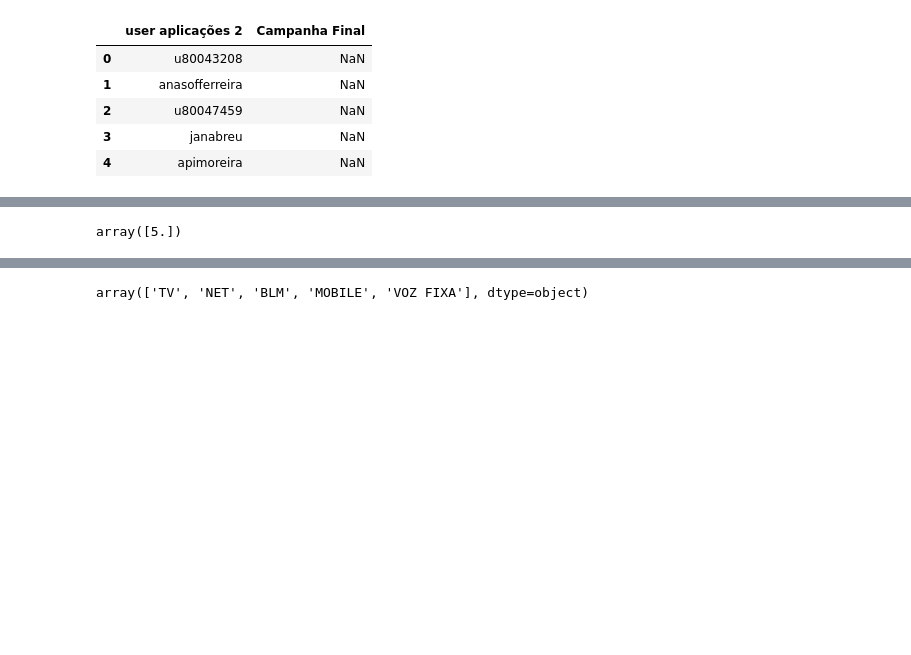
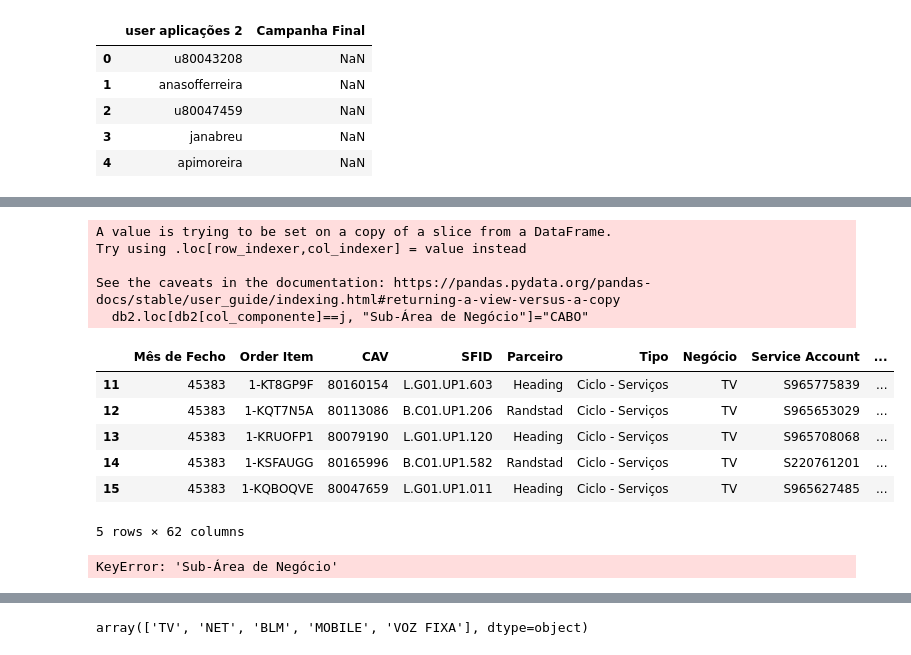
Before and after one commit to josepmatias/ONE, a Jupyter notebook: auto_one.ipynb, the cells around one changed output, grey strips where cells are left out. Drawn from its saved outputs; the diff is of its cells as text; code cells hidden in the pictures; blank space fills up the shorter version.

```diff
--- a/auto_one.ipynb
+++ b/auto_one.ipynb
@@ -137,0 +148,10 @@ cadastro_auto.loc[cadastro_auto["User Aplicações"]=="AMARGRODRIGUES"]
+# %%
+#determinar a coluna auto com base na coluna "campanha final"
+
+for i, j in zip(matriz_auto.iloc[:, 0], matriz_auto.iloc[:, 1]):
+  activacoes_df.loc[activacoes_df["campanha final"]==i, "auto"]=j
+
+print(f"existem {activacoes_df['auto'].isna().sum()} linhas sem auto determinado")
+
+
+activacoes_df.auto.head()
@@ -138,3 +166,41 @@ cadastro_auto.loc[cadastro_auto["User Aplicações"]=="AMARGRODRIGUES"]
+# %%
+#criar coluna "sub-area de negócio no pressuposto de esta ainda não existir"
+def sub_area_negocio(db, tipo, col_negocio, col_componente):
+  if len([i for i in db.columns if i.startswith("Sub-")])==0:
+    db2=db[db["Tipo"]==tipo]
+    for i in db[col_negocio].unique():
+      if i=="BLM":
+        db2.loc[db2[col_negocio]==i, "Sub-Área de Negócio"]="NET MÓVEL"
+      elif i=="MOBILE":
+        db2.loc[db2[col_negocio]==i, "Sub-Área de Negócio"]="PÓS-PAGO"
+      elif i=="NET":
+        db2.loc[db2[col_negocio]==i, "Sub-Área de Negócio"]="NET"
+      elif i=="VOZ FIXA":
+        db2.loc[db2[col_negocio]==i, "Sub-Área de Negócio"]="VOIP"
+      elif i=="TV":
+        for j in db[col_componente].unique():
+          if j=="Max":
+            db2.loc[db2[col_componente]==j, "Sub-Área de Negócio"]="DTH"
+          else:
+            db2.loc[db2[col_componente]==j, "Sub-Área de Negócio"]="CABO"
+  return db2
+
+activacoes_df=sub_area_negocio(activacoes_df, "Ciclo - Serviços", "Negócio", "Componente")
+
+activacoes_df.head()
+# %% [output]
+A value is trying to be set on a copy of a slice from a DataFrame.
+Try using .loc[row_indexer,col_indexer] = value instead
+
+See the caveats in the documentation: https://pandas.pydata.org/pandas-docs/stable/user_guide/indexing.html#returning-a-view-versus-a-copy
+  db2.loc[db2[col_componente]==j, "Sub-Área de Negócio"]="CABO"
+|  | Mês de Fecho | Order Item | CAV | SFID | Parceiro | Tipo | Negócio | Service Account | ... |
+| 11 | 45383 | 1-KT8GP9F | 80160154 | L.G01.UP1.603 | Heading | Ciclo - Serviços | TV | S965775839 | ... |
+| 12 | 45383 | 1-KQT7N5A | 80113086 | B.C01.UP1.206 | Randstad | Ciclo - Serviços | TV | S965653029 | ... |
+| 13 | 45383 | 1-KRUOFP1 | 80079190 | L.G01.UP1.120 | Heading | Ciclo - Serviços | TV | S965708068 | ... |
+| 14 | 45383 | 1-KSFAUGG | 80165996 | B.C01.UP1.582 | Randstad | Ciclo - Serviços | TV | S220761201 | ... |
+| 15 | 45383 | 1-KQBOQVE | 80047659 | L.G01.UP1.011 | Heading | Ciclo - Serviços | TV | S965627485 | ... |
+5 rows × 62 columns
 # %%
 #activacoes_df.columns
 #activacoes_df[["Tipo", "Negócio", "Upfront €"]]
@@ -142,14 +208,17 @@ cadastro_auto.loc[cadastro_auto["User Aplicações"]=="AMARGRODRIGUES"]
 #analisar
 
 #máscara coluna "tipo"
-tipo_mask1=activacoes_df["Tipo"].str.contains("serviço", case=False)
-tipo_mask2=activacoes_df["Tipo"].str.contains("ciclo", case=False)
+tipo_mask=activacoes_df["Tipo"].str.contains("serviço", case=False) & activacoes_df["Tipo"].str.contains("ciclo", case=False)
 
 #máscara coluna negócio - excluir alarmes
-negocio_mask1=~activacoes_df["Negócio"].str.contains("alarme", case=False)
+negocio_mask1=activacoes_df["Negócio"].str.contains("alarme", case=False)
 
-daf_mask=activacoes_df["Analise DAF"].str.contains("dth para cabo", case=False)
+daf_mask1=activacoes_df["Analise DAF"].str.contains("dth para cabo", case=False)
+daf_mask2=activacoes_df["Analise DAF"].str.contains("pré-pago", case=False)
 
-activacoes_df.loc[(tipo_mask1) & (tipo_mask2) & (daf_mask), "Upfront €"].unique()
+
+#adicionar coluna "sub-área de negócio" (caso não exista)
+
+activacoes_df.loc[(tipo_mask) & (~negocio_mask1) & (~daf_mask1) & (~daf_mask2),"Sub-Área de Negócio"]
 # %% [output]
-array([5.])
+KeyError: 'Sub-Área de Negócio'
```
Also changed, not shown: parts of 8 cells of this notebook.
